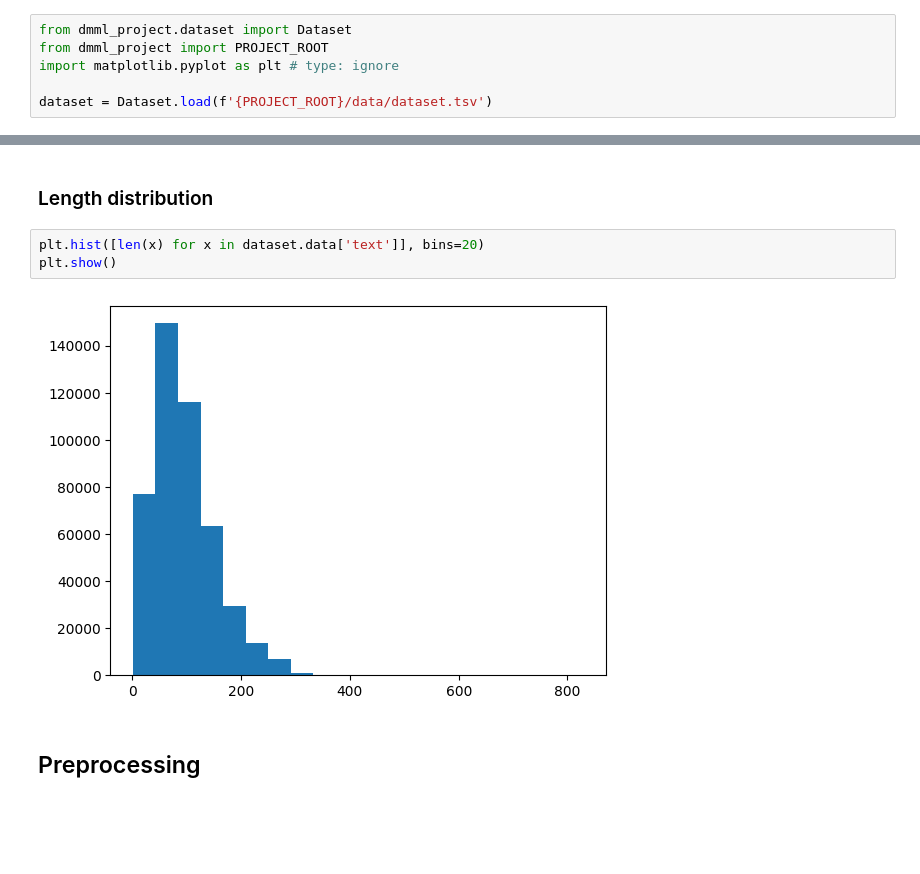
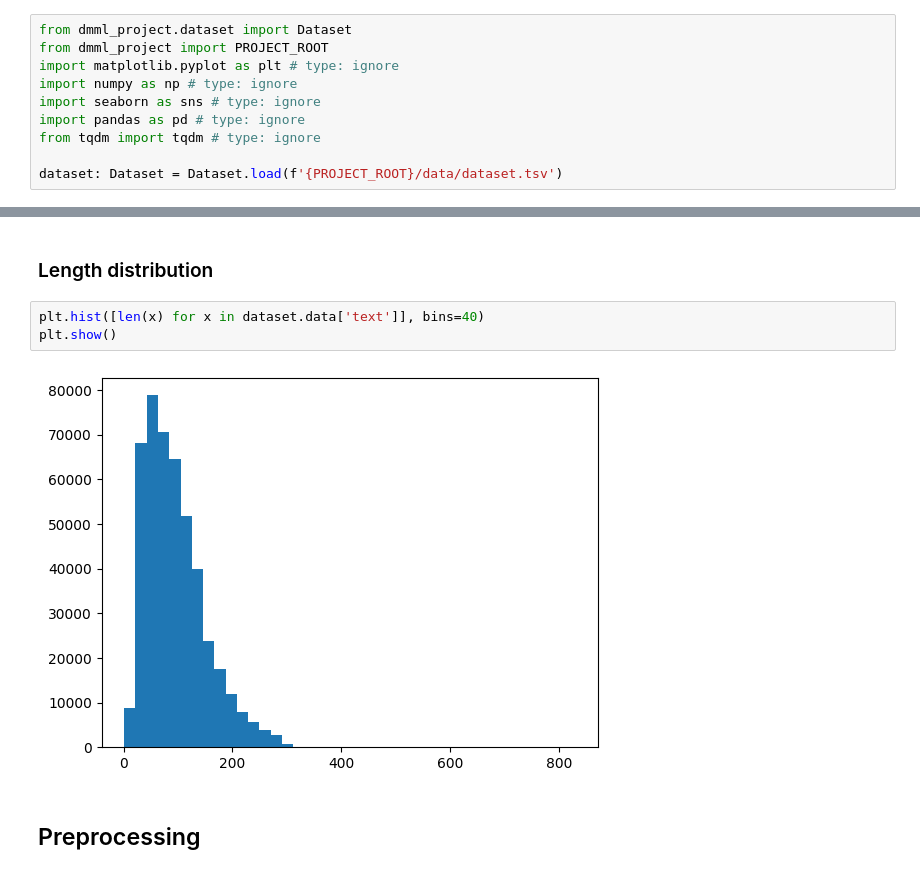
Before and after one commit to Etto48/DataMiningProject, a Jupyter notebook: src/notebooks/dataset_visualizer.ipynb, the cells around one changed output, grey strips where cells are left out. Cells and saved outputs as stored; diff of their text form; blank space fills up the shorter version.

```diff
--- a/src/notebooks/dataset_visualizer.ipynb
+++ b/src/notebooks/dataset_visualizer.ipynb
@@ -4,8 +4,12 @@
 from dmml_project.dataset import Dataset
 from dmml_project import PROJECT_ROOT
 import matplotlib.pyplot as plt # type: ignore
+import numpy as np # type: ignore
+import seaborn as sns # type: ignore
+import pandas as pd # type: ignore
+from tqdm import tqdm # type: ignore
 
-dataset = Dataset.load(f'{PROJECT_ROOT}/data/dataset.tsv')
+dataset: Dataset = Dataset.load(f'{PROJECT_ROOT}/data/dataset.tsv')
 # %% [markdown]
 ## Data exploration
 # %% [markdown]
@@ -18,10 +22,10 @@ plt.show()
 # %% [markdown]
 ### Length distribution
 # %%
-plt.hist([len(x) for x in dataset.data['text']], bins=20)
+plt.hist([len(x) for x in dataset.data['text']], bins=40)
 plt.show()
 # %% [output]
-[figure, old version]
+[figure, new version]
 # %% [markdown]
 ## Preprocessing
 # %%
```
Also changed, not shown: parts of 3 cells of this notebook, 2 other files.
